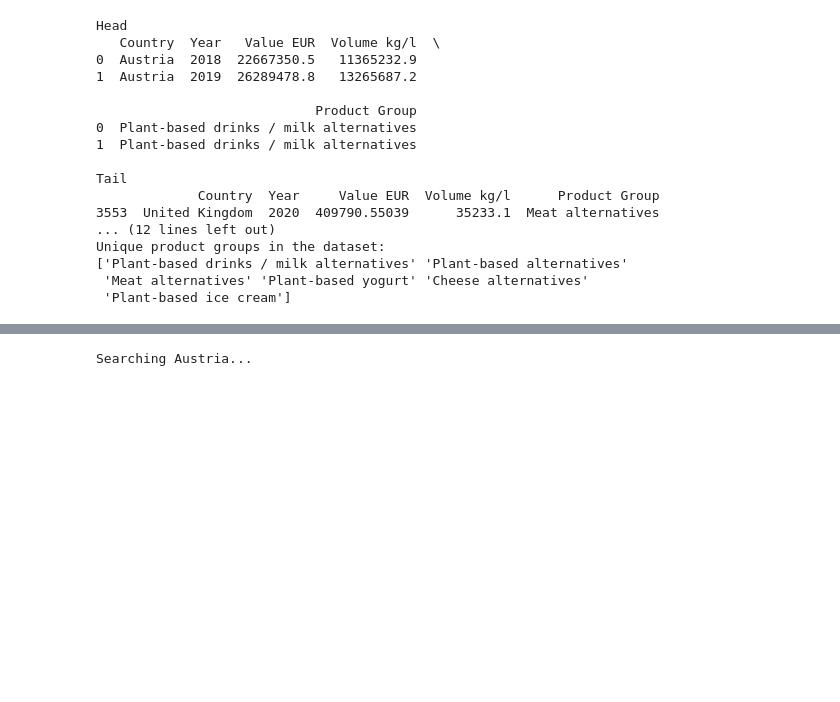
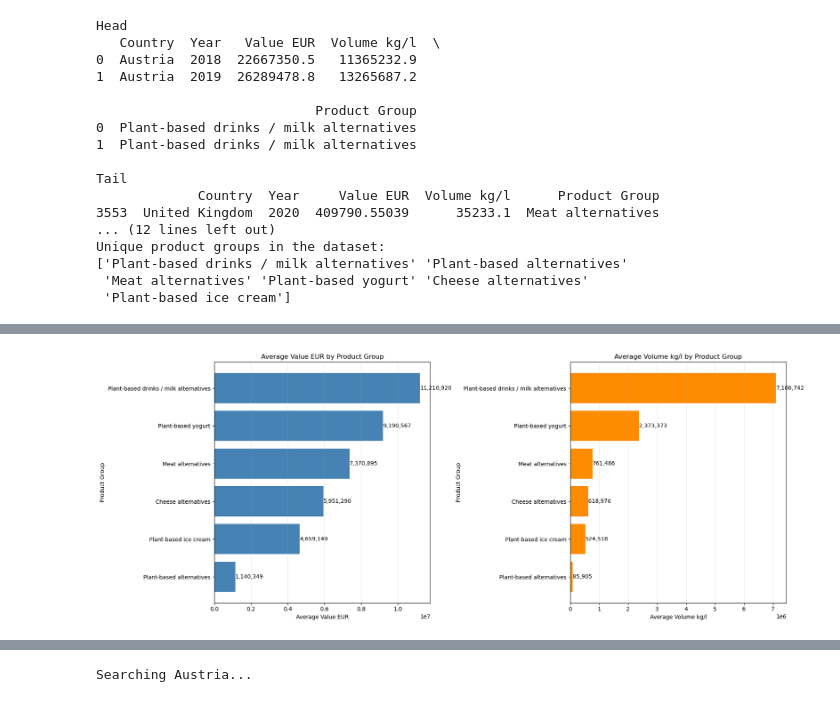
Before and after one commit to huangshuojason/Video-Analysis--DataScience-Group, a Jupyter notebook: notebooks/0603 Group I.ipynb, the cells around one changed output, grey strips where cells are left out. Drawn from its saved outputs; the diff is of its cells as text; code cells hidden in the pictures; blank space fills up the shorter version.

```diff
--- a/notebooks/0603 Group I.ipynb
+++ b/notebooks/0603 Group I.ipynb
@@ -136,3 +220,59 @@ Product_Group_descriptive
 | Plant-based drinks / milk alterna... | 675.0 | 1.121092e+07 | 3.584937e+07 | 2.008532 | 52113.050000 | 7.104117e+05 | 4.945481e+06 | 3.184199e+08 | 675.0 | 7.106742e+06 | ... |
 | Plant-based ice cream | 46.0 | 4.659149e+06 | 8.968439e+06 | 0.006718 | 573.315150 | 2.732532e+03 | 4.120230e+06 | 3.278527e+07 | 46.0 | 5.245179e+05 | ... |
 | Plant-based yogurt | 158.0 | 9.190567e+06 | 1.595164e+07 | 1.600000 | 73633.450000 | 1.427259e+06 | 1.132420e+07 | 8.708930e+07 | 158.0 | 2.373373e+06 | ... |
+# %%
+import matplotlib.pyplot as plt
+
+product_mean = df.groupby('Product Group')[['Value EUR', 'Volume kg/l']].mean()
+
+value_sorted = product_mean.sort_values('Value EUR', ascending=True)
+volume_sorted = product_mean.sort_values('Volume kg/l', ascending=True)
+
+fig, axes = plt.subplots(1, 2, figsize=(18, 7))
+
+bars1 = axes[0].barh(
+    value_sorted.index,
+    value_sorted['Value EUR'],
+    color='steelblue'
+)
+
+axes[0].set_title('Average Value EUR by Product Group')
+axes[0].set_xlabel('Average Value EUR')
+axes[0].set_ylabel('Product Group')
+axes[0].grid(axis='x', alpha=0.3)
+
+for bar in bars1:
+    width = bar.get_width()
+    axes[0].text(
+        width,
+        bar.get_y() + bar.get_height() / 2,
+        f'{width:,.0f}',
+        va='center',
+        ha='left'
+    )
+
+bars2 = axes[1].barh(
+    volume_sorted.index,
+    volume_sorted['Volume kg/l'],
+    color='darkorange'
+)
+
+axes[1].set_title('Average Volume kg/l by Product Group')
+axes[1].set_xlabel('Average Volume kg/l')
+axes[1].set_ylabel('Product Group')
+axes[1].grid(axis='x', alpha=0.3)
+
+for bar in bars2:
+    width = bar.get_width()
+    axes[1].text(
+        width,
+        bar.get_y() + bar.get_height() / 2,
+        f'{width:,.0f}',
+        va='center',
+        ha='left'
+    )
+
+plt.tight_layout()
+plt.show()
+# %% [output]
+[figure, added]
```
Also changed, not shown: parts of 6 cells of this notebook.
